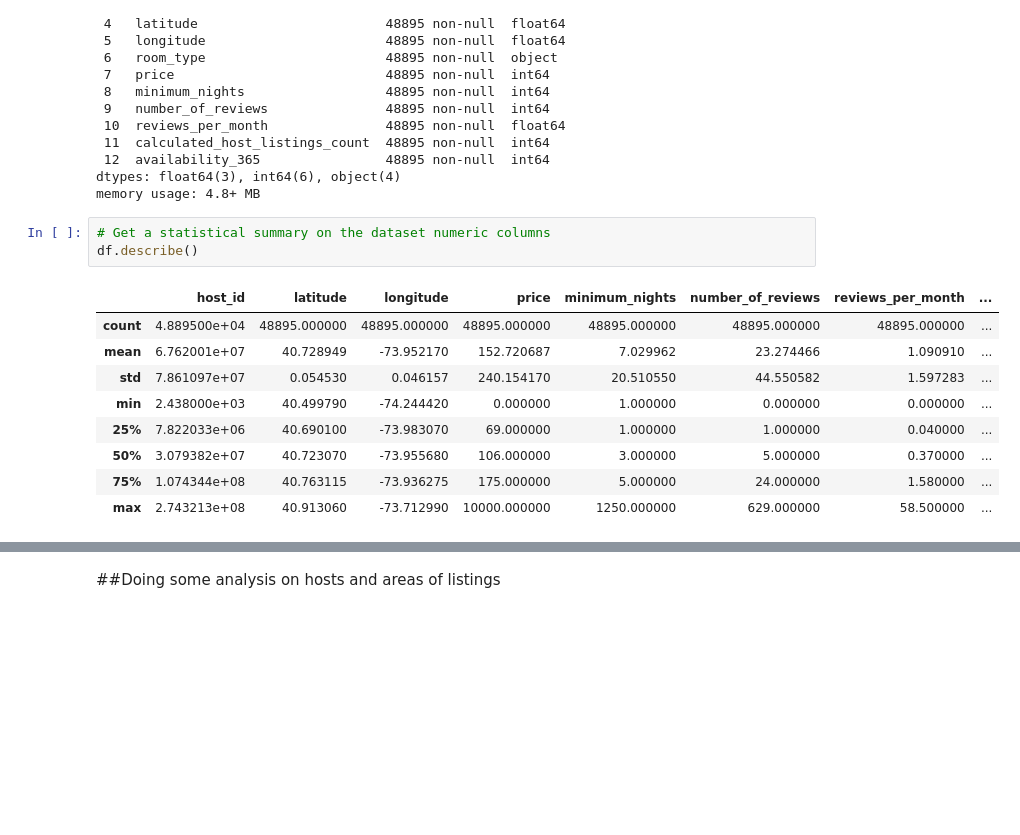
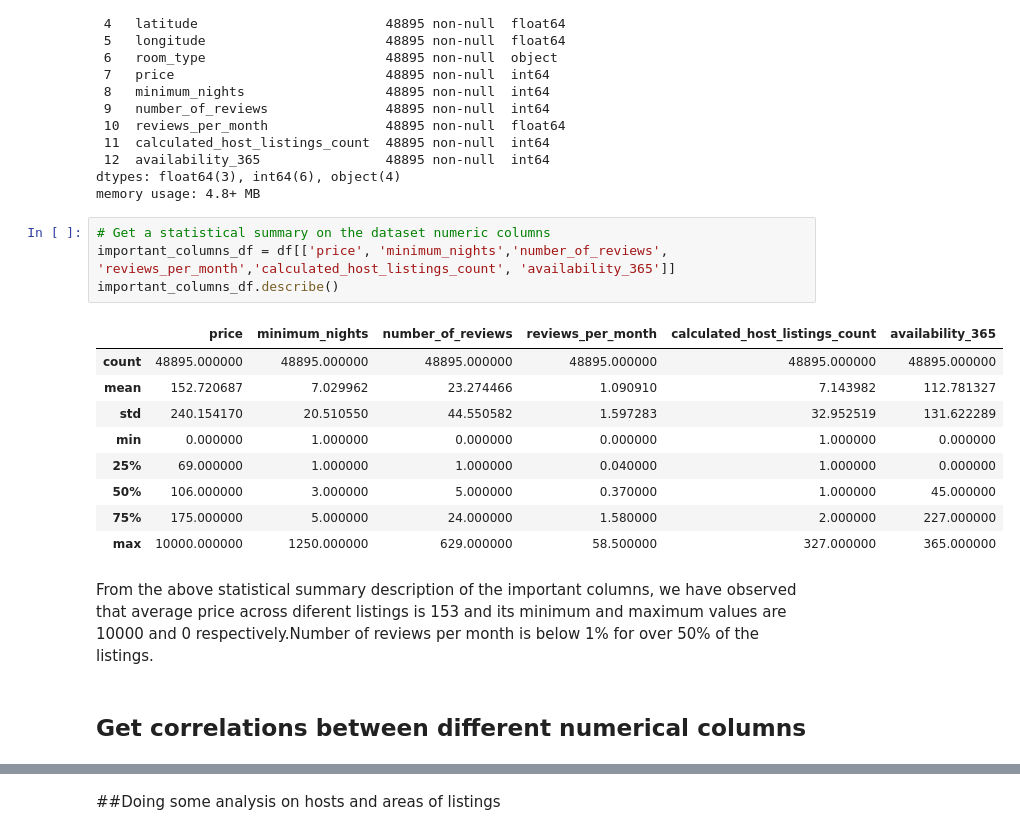
Before and after one commit to huda-nur-ed/AirBnB-Bookings-Analysis, a Jupyter notebook: [EDA_ABTN0101]_F_M_Nurul_Huda_AirBnB_Bookings_Analysis.ipynb, the cells around one changed output, grey strips where cells are left out. Cells and saved outputs as stored; diff of their text form; blank space fills up the shorter version.

```diff
--- a/[EDA_ABTN0101]_F_M_Nurul_Huda_AirBnB_Bookings_Analysis.ipynb
+++ b/[EDA_ABTN0101]_F_M_Nurul_Huda_AirBnB_Bookings_Analysis.ipynb
@@ -116,14 +120,19 @@ dtypes: float64(3), int64(6), object(4)
 memory usage: 4.8+ MB
 # %%
 # Get a statistical summary on the dataset numeric columns
-df.describe()
+important_columns_df = df[['price', 'minimum_nights','number_of_reviews', 'reviews_per_month','calculated_host_listings_count', 'availability_365']]
+important_columns_df.describe()
 # %% [output]
-|  | host_id | latitude | longitude | price | minimum_nights | number_of_reviews | reviews_per_month | ... |
-| count | 4.889500e+04 | 48895.000000 | 48895.000000 | 48895.000000 | 48895.000000 | 48895.000000 | 48895.000000 | ... |
-| mean | 6.762001e+07 | 40.728949 | -73.952170 | 152.720687 | 7.029962 | 23.274466 | 1.090910 | ... |
-| std | 7.861097e+07 | 0.054530 | 0.046157 | 240.154170 | 20.510550 | 44.550582 | 1.597283 | ... |
-| min | 2.438000e+03 | 40.499790 | -74.244420 | 0.000000 | 1.000000 | 0.000000 | 0.000000 | ... |
-| 25% | 7.822033e+06 | 40.690100 | -73.983070 | 69.000000 | 1.000000 | 1.000000 | 0.040000 | ... |
-| 50% | 3.079382e+07 | 40.723070 | -73.955680 | 106.000000 | 3.000000 | 5.000000 | 0.370000 | ... |
-| 75% | 1.074344e+08 | 40.763115 | -73.936275 | 175.000000 | 5.000000 | 24.000000 | 1.580000 | ... |
-| max | 2.743213e+08 | 40.913060 | -73.712990 | 10000.000000 | 1250.000000 | 629.000000 | 58.500000 | ... |
+|  | price | minimum_nights | number_of_reviews | reviews_per_month | calculated_host_listings_count | availability_365 |
+| count | 48895.000000 | 48895.000000 | 48895.000000 | 48895.000000 | 48895.000000 | 48895.000000 |
+| mean | 152.720687 | 7.029962 | 23.274466 | 1.090910 | 7.143982 | 112.781327 |
+| std | 240.154170 | 20.510550 | 44.550582 | 1.597283 | 32.952519 | 131.622289 |
+| min | 0.000000 | 1.000000 | 0.000000 | 0.000000 | 1.000000 | 0.000000 |
+| 25% | 69.000000 | 1.000000 | 1.000000 | 0.040000 | 1.000000 | 0.000000 |
+| 50% | 106.000000 | 3.000000 | 5.000000 | 0.370000 | 1.000000 | 45.000000 |
+| 75% | 175.000000 | 5.000000 | 24.000000 | 1.580000 | 2.000000 | 227.000000 |
+| max | 10000.000000 | 1250.000000 | 629.000000 | 58.500000 | 327.000000 | 365.000000 |
+# %% [markdown]
+From the above statistical summary description of the important columns, we have observed that average price across diferent listings is 153 and its minimum and maximum values are 10000 and 0 respectively.Number of reviews per month is below 1% for over 50% of the listings.
+# %% [markdown]
+## Get correlations between different numerical columns
```
Also changed, not shown: parts of 24 cells of this notebook.
